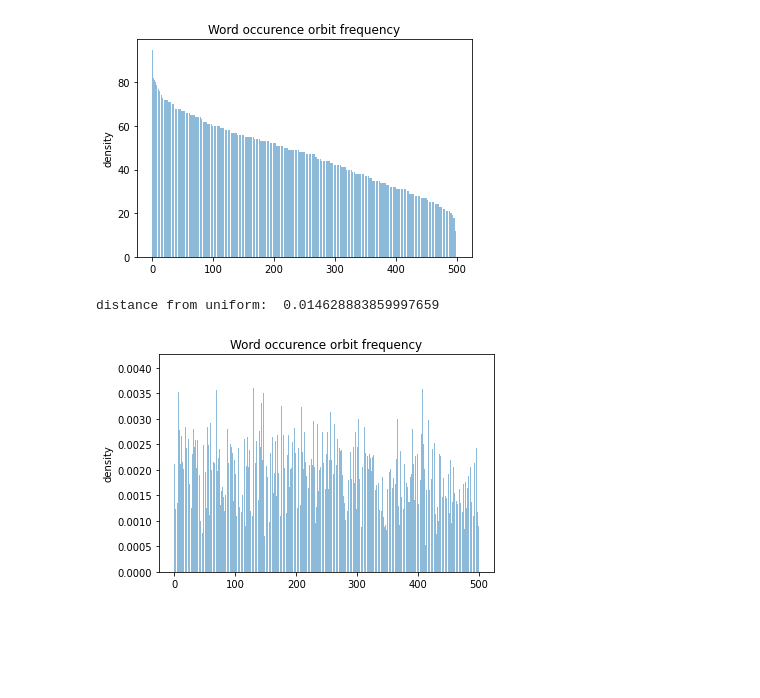
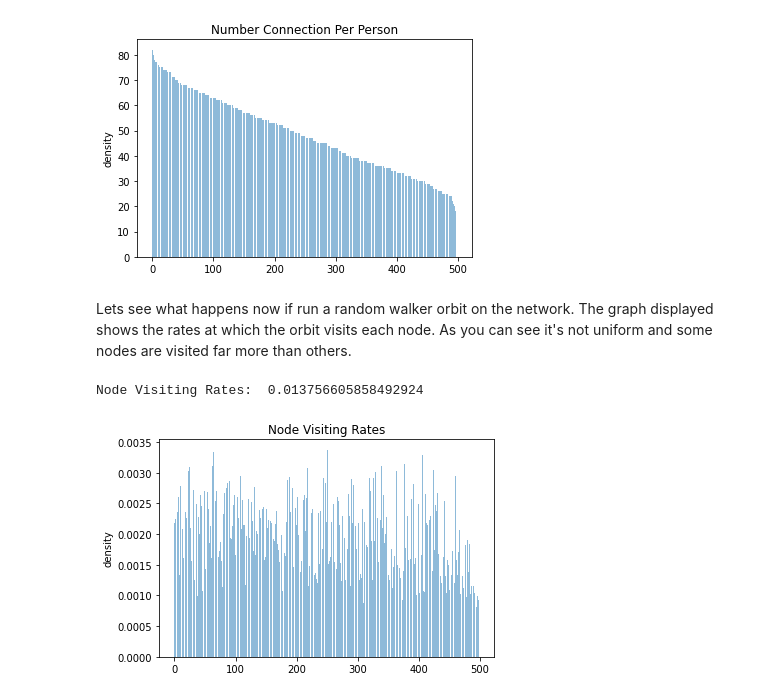
Before and after one commit to mauicv/graph-notebooks, a Jupyter notebook: 2-metropolis-hastings-algorithm.ipynb, the cells around one changed output. Cells and saved outputs as stored; diff of their text form; code cells hidden in the pictures; blank space fills up the shorter version.

```diff
--- a/2-metropolis-hastings-algorithm.ipynb
+++ b/2-metropolis-hastings-algorithm.ipynb
@@ -33,7 +35,7 @@ class State:
 #         density.sort(reverse = True)
         plt.bar(y_pos, density, align='center', alpha=0.5)
         plt.ylabel('density')
-        plt.title('Word occurence orbit frequency')
+        plt.title('Node Visiting Rates')
         plt.show()
 
     @classmethod
@@ -125,34 +151,36 @@ class TransitionMatrix:
 # %%
 from faker import Faker
 fake = Faker()
 
 states = [fake.name() for _ in range(500)]
 T = TransitionMatrix.uniform_bidirected(states, 0.9)
 
 
 people = T.p.keys()
 num_friends = [len(T.p[person]) for person in people]
 y_pos = np.arange(len(people))
 num_friends.sort(reverse = True)
 plt.bar(y_pos, num_friends, align='center', alpha=0.5)
 plt.ylabel('density')
-plt.title('Word occurence orbit frequency')
+plt.title('Number Connection Per Person')
 plt.show()
 # %% [output]
-[figure, old version]
+[figure, new version]
+# %% [markdown]
+Lets see what happens now if run a random walker orbit on the network. The graph displayed shows the rates at which the orbit visits each node. As you can see it's not uniform and some nodes are visited far more than others.
 # %%
 uniform = State.from_uniform(states)
 
 person = random.choice(states)
 orbit = [Walker(person)]
 
-for i in range(1000000):
+for i in range(3000000):
     orbit.append(T@orbit[-1])
 
 orbit_dist = State.from_orbit([o.state for o in orbit])
 
-print('distance from uniform: ', orbit_dist.dist(uniform))
+print('Node Visiting Rates: ', orbit_dist.dist(uniform))
 orbit_dist.draw()
 # %% [output]
-distance from uniform:  0.014628883859997659
+Node Visiting Rates:  0.013756605858492924
-[figure, old version]
+[figure, new version]
```
Also changed, not shown: parts of 10 cells of this notebook, 3 other files.
